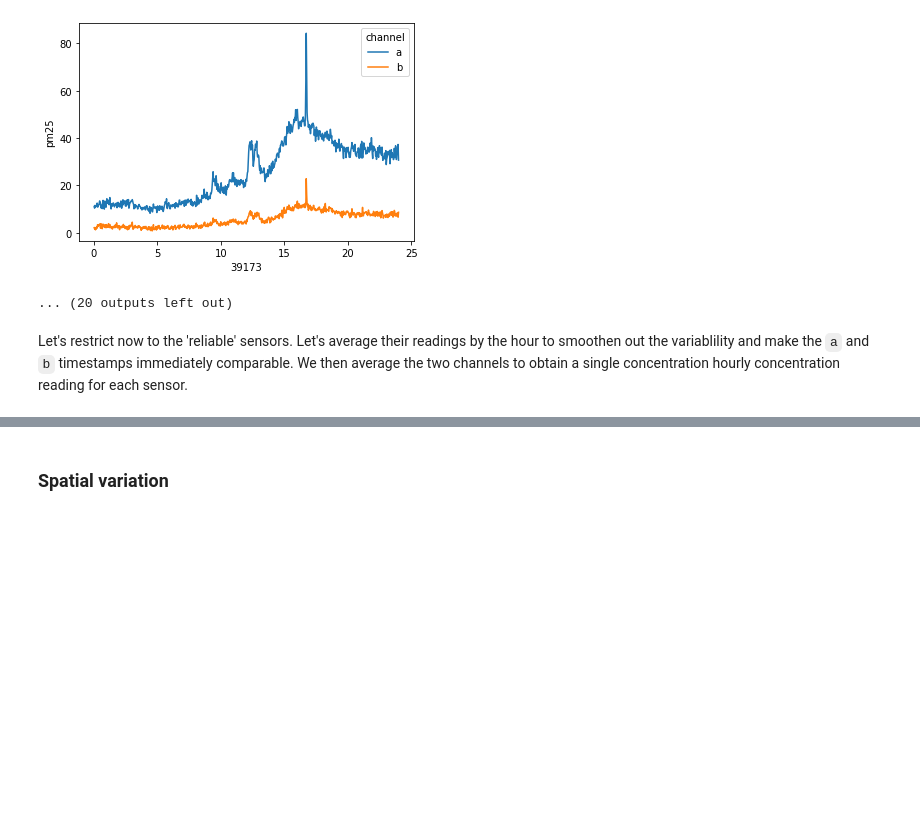
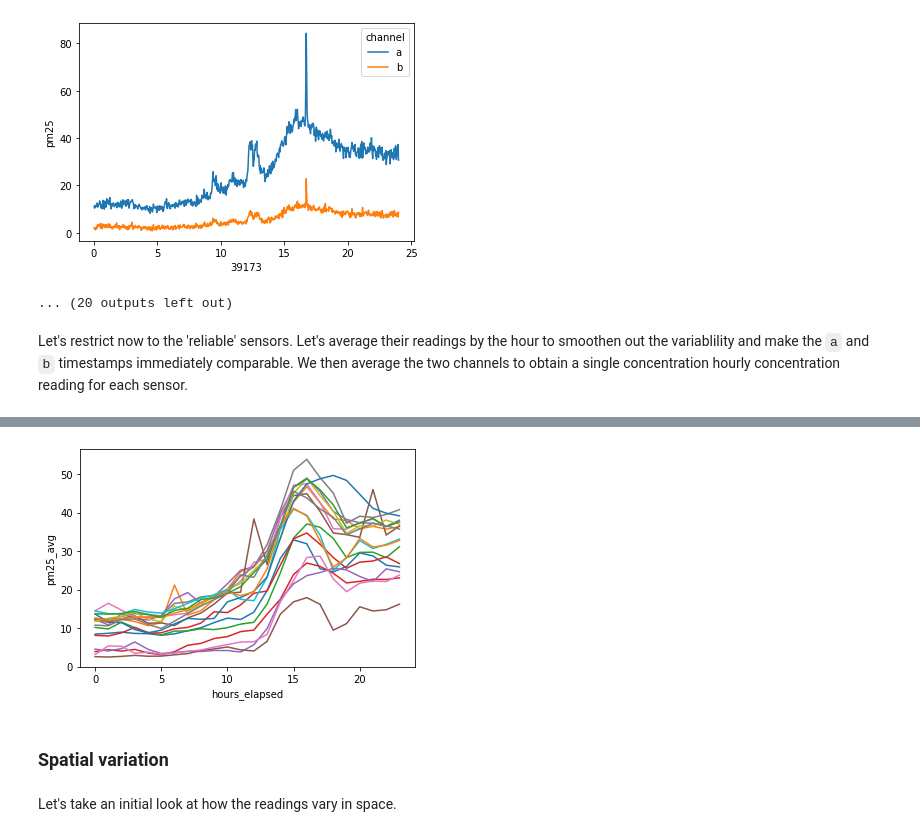
Before and after one commit to code-312/Air-Quality, a Jupyter notebook: notebooks/spatial_variation.ipynb, the cells around one changed output, grey strips where cells are left out. Saved outputs shown, nothing was run; the diff lists cells and outputs as text; code cells hidden in the pictures; blank space fills up the shorter version.

```diff
--- a/notebooks/spatial_variation.ipynb
+++ b/notebooks/spatial_variation.ipynb
@@ -211,4 +182,9 @@ Name: sensor, dtype: int64
 # %%
-df_hourly[df_hourly['channel'] == 'a'].reset_index().merge(df_hourly[df_hourly['channel'] == 'b'][['pm25']].reset_index(),
-                                             how = 'inner', on = ['datetime', 'sensor'], indicator = True)
+#df_hourly[df_hourly['channel'] == 'a'].reset_index().merge(df_hourly[df_hourly['channel'] == 'b'][['pm25']].reset_index(), how = 'inner', on = ['datetime', 'sensor'], indicator = True)
+# TODO ^ that doesn't work for some reason that I can't fathom, so we'll just do it manually
+df_hourly_a = df_hourly[df_hourly['channel'] == 'a']
+df_hourly_b = df_hourly[df_hourly['channel'] == 'b']
+df_hourly_a = df_hourly_a.assign(pm25_b = df_hourly_b['pm25'])
+df_hourly_a['pm25_avg'] = (df_hourly_a['pm25'] + df_hourly_a['pm25_b']) / 2
+df_hourly_a.round(3)
 # %% [output]
@@ -215,0 +205,3 @@ KeyError: 'sensor'
+# %%
+df_hourly_a['hours_elapsed'] = (df_hourly_a.index - df_hourly_a.index[0]) / timedelta(hours = 1)
+df_hourly_a.head().round(4)
@@ -216,2 +216,11 @@ KeyError: 'sensor'
+# %%
+for sensor in df_hourly_a['sensor'].unique():
+    #plt.figure()
+    df_to_plot = df_hourly_a[df_hourly_a['sensor'] == sensor]
+    ax = sns.lineplot(data = df_to_plot, x = 'hours_elapsed', y = 'pm25_avg');
+# %% [output]
+[figure, added]
 # %% [markdown]
 ### Spatial variation
+# %% [markdown]
+Let's take an initial look at how the readings vary in space.
```
Also changed, not shown: parts of 9 cells of this notebook.
